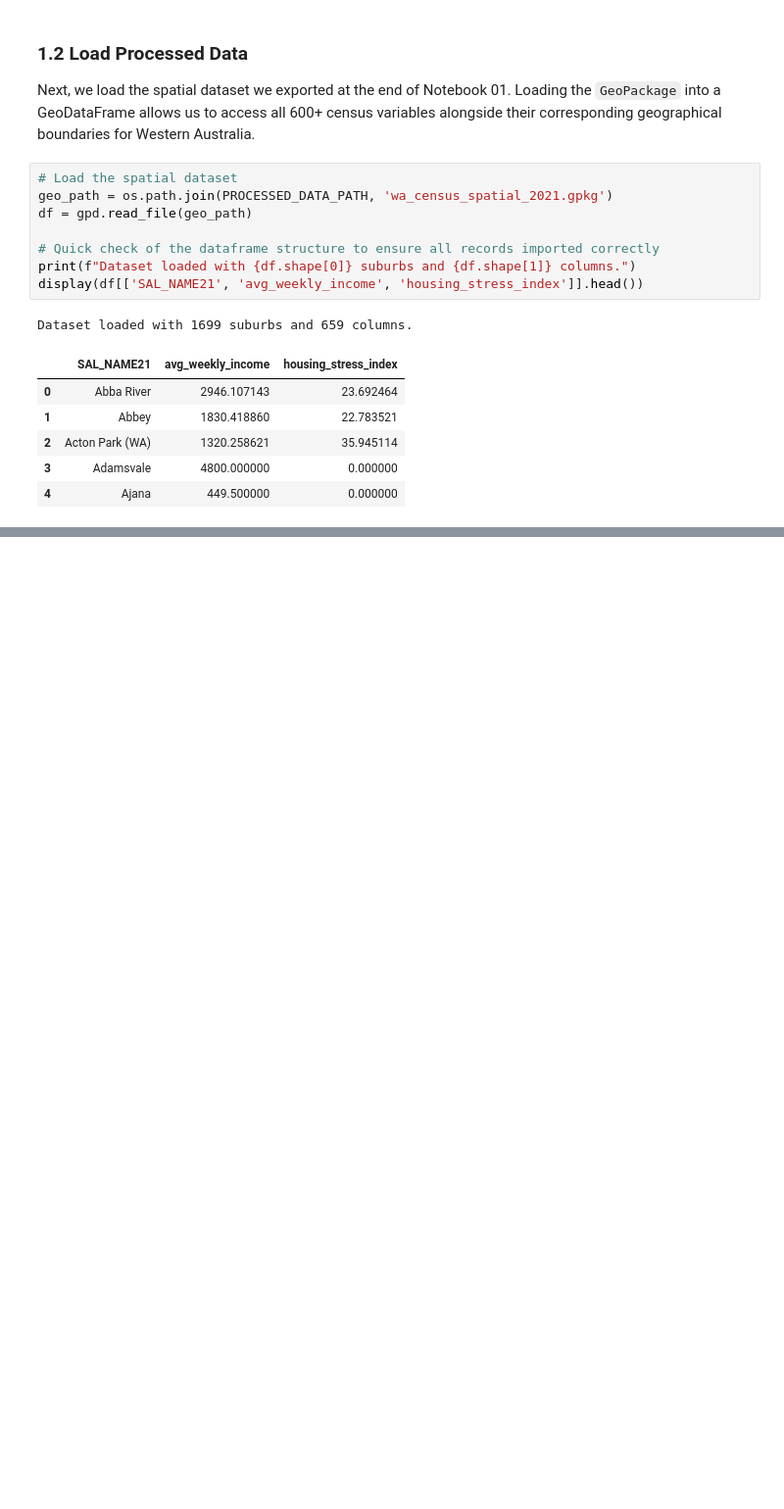
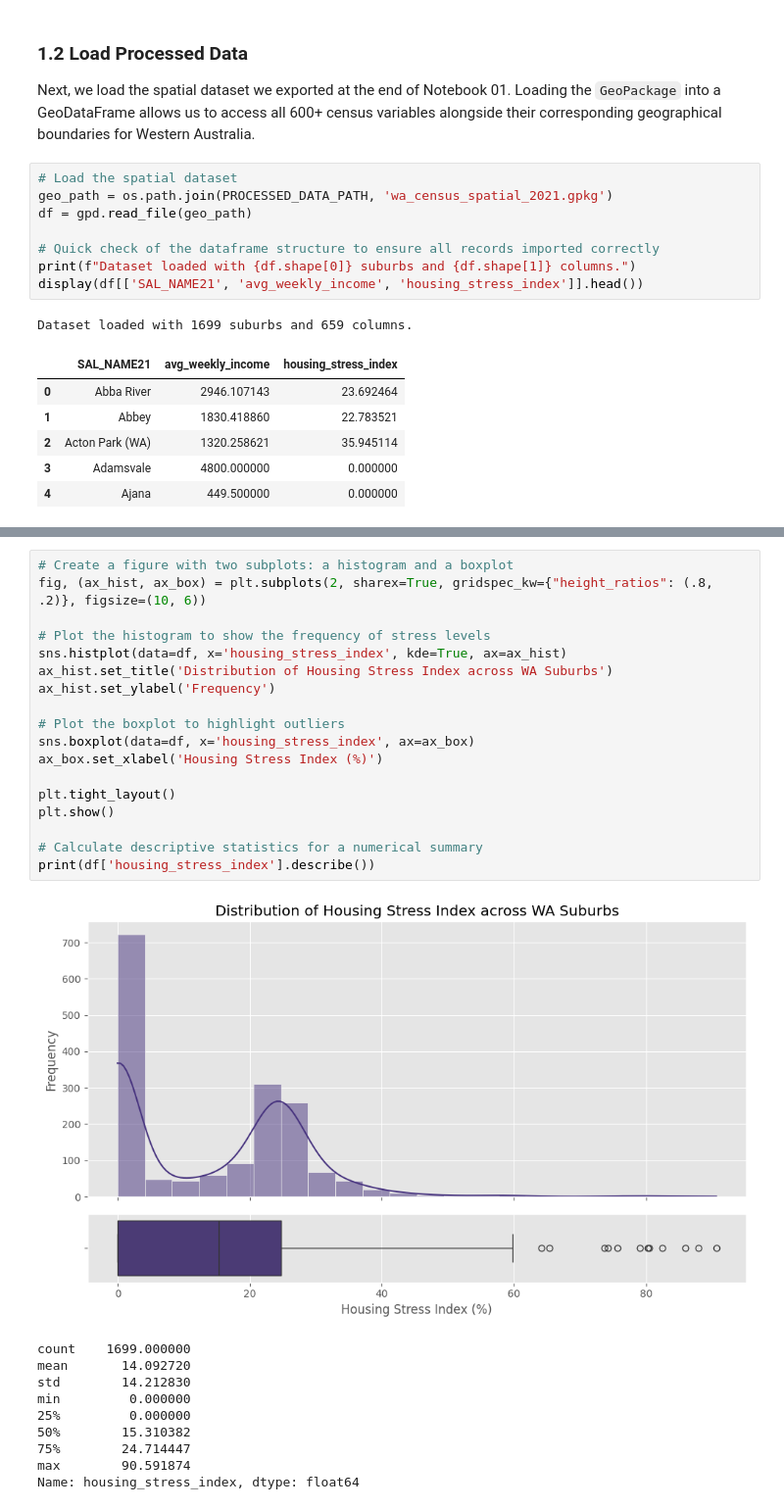
Before and after one commit to GaryUWA/WA-Housing-Model-2021-analysis, a Jupyter notebook: notebooks/02_statistical_eda.ipynb, the cells around one changed output, grey strips where cells are left out. Shown at 98% size. Saved outputs shown, nothing was run; the diff lists cells and outputs as text; blank space fills up the shorter version.

Commit message:
feat: add housing stress univariate analysis Visualised the distribution of the housing stress index and recorded initial observations on bimodal peaks and outliers.

```diff
--- a/notebooks/02_statistical_eda.ipynb
+++ b/notebooks/02_statistical_eda.ipynb
@@ -47,0 +56,29 @@ Dataset loaded with 1699 suburbs and 659 columns.
+# %%
+# Create a figure with two subplots: a histogram and a boxplot
+fig, (ax_hist, ax_box) = plt.subplots(2, sharex=True, gridspec_kw={"height_ratios": (.8, .2)}, figsize=(10, 6))
+
+# Plot the histogram to show the frequency of stress levels
+sns.histplot(data=df, x='housing_stress_index', kde=True, ax=ax_hist)
+ax_hist.set_title('Distribution of Housing Stress Index across WA Suburbs')
+ax_hist.set_ylabel('Frequency')
+
+# Plot the boxplot to highlight outliers
+sns.boxplot(data=df, x='housing_stress_index', ax=ax_box)
+ax_box.set_xlabel('Housing Stress Index (%)')
+
+plt.tight_layout()
+plt.show()
+
+# Calculate descriptive statistics for a numerical summary
+print(df['housing_stress_index'].describe())
+# %% [output]
+[figure, added]
+count    1699.000000
+mean       14.092720
+std        14.212830
+min         0.000000
+25%         0.000000
+50%        15.310382
+75%        24.714447
+max        90.591874
+Name: housing_stress_index, dtype: float64
```
Also changed, not shown: parts of 2 cells of this notebook.
